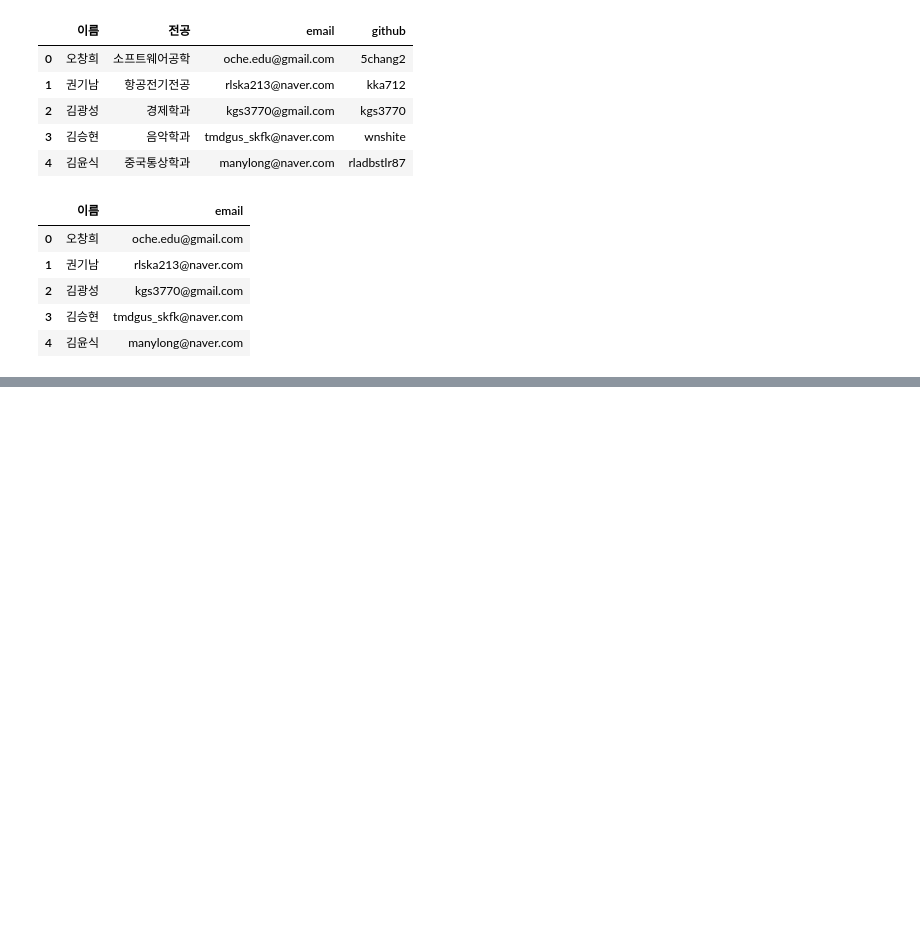
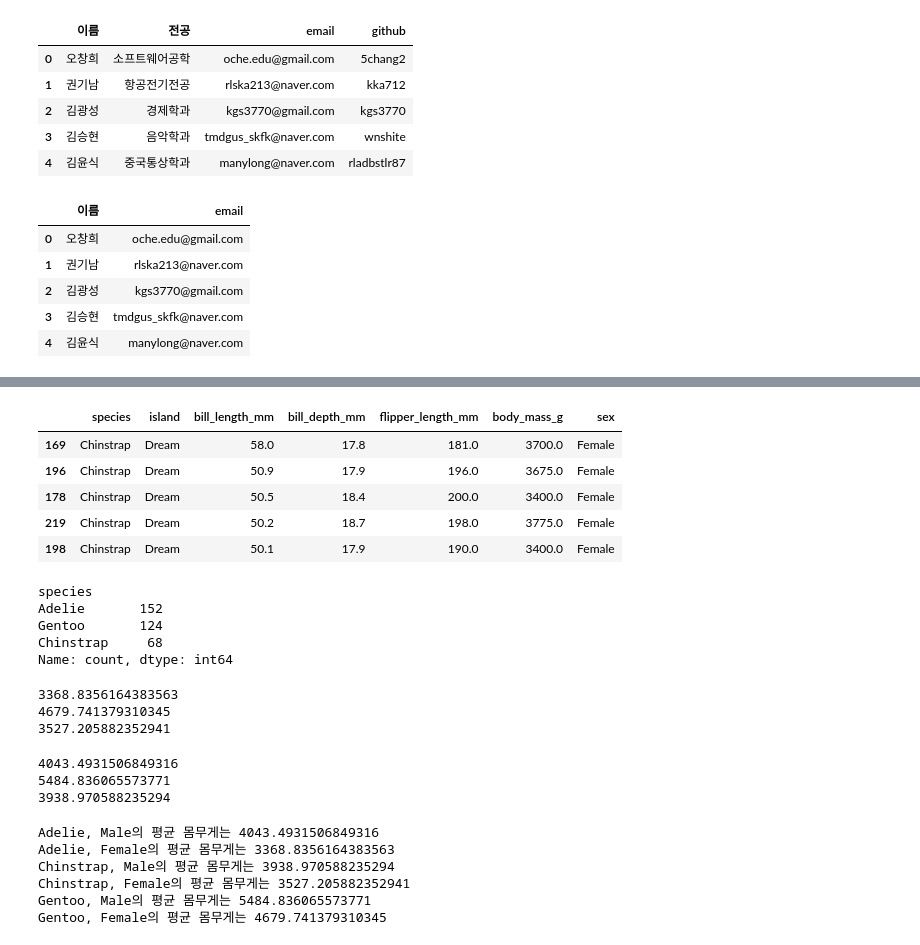
Before and after one commit to MANIMO1234/pandas, a Jupyter notebook: summary.ipynb, the cells around one changed output, grey strips where cells are left out. Saved outputs shown, nothing was run; the diff lists cells and outputs as text; code cells hidden in the pictures; blank space fills up the shorter version.

```diff
--- a/summary.ipynb
+++ b/summary.ipynb
@@ -669,0 +732,12 @@ df2.to_csv('data/sample2.cvs')
+# %%
+FG = df['sex'] == 'Female'
+SG = df['species'] == 'Chinstrap'
+
+df.loc[FG & SG].sort_values('bill_length_mm', ascending = False).head(5)
+# %% [output]
+|  | species | island | bill_length_mm | bill_depth_mm | flipper_length_mm | body_mass_g | sex |
+| 169 | Chinstrap | Dream | 58.0 | 17.8 | 181.0 | 3700.0 | Female |
+| 196 | Chinstrap | Dream | 50.9 | 17.9 | 196.0 | 3675.0 | Female |
+| 178 | Chinstrap | Dream | 50.5 | 18.4 | 200.0 | 3400.0 | Female |
+| 219 | Chinstrap | Dream | 50.2 | 18.7 | 198.0 | 3775.0 | Female |
+| 198 | Chinstrap | Dream | 50.1 | 17.9 | 190.0 | 3400.0 | Female |
@@ -669,0 +747,8 @@ df2.to_csv('data/sample2.cvs')
+# %%
+df['species'].value_counts()
+# %% [output]
+species
+Adelie       152
+Gentoo       124
+Chinstrap     68
+Name: count, dtype: int64
@@ -669,0 +764,31 @@ df2.to_csv('data/sample2.cvs')
+# %%
+print (df.loc[AP & WP, 'body_mass_g'].mean())
+print(df.loc[GP & WP, 'body_mass_g'].mean())
+print(df.loc[CP & WP, 'body_mass_g'].mean())
+# %% [output]
+3368.8356164383563
+4679.741379310345
+3527.205882352941
+# %%
+print (df.loc[AP & MP, 'body_mass_g'].mean())
+print(df.loc[GP & MP, 'body_mass_g'].mean())
+print(df.loc[CP & MP, 'body_mass_g'].mean())
+# %% [output]
+4043.4931506849316
+5484.836065573771
+3938.970588235294
+# %%
+df_copy = df.copy()
+for species in df_copy['species'].unique(): # df_copy['species'].unique()는 ['Adelie' 'Chinstrap' 'Gentoo'] 나오기 때문에 for문을 써서 종별 구분
+    for sex in df_copy['sex'].unique()[:2]: # df_copy['sex'].unique()는 ['Male' 'Female' nan] 나오기 때문에 for문을 쓰지만 nan을 쓰지 않고 Female까지만 나올 수 있도록 [:2]를 써서 성별 구분
+        con1 = df_copy['species'] == species
+        con2 = df_copy['sex'] == sex
+        print(f'{species}, {sex}의 평균 몸무게는 ', end = '')
+        print(df_copy.loc[con1 & con2, 'body_mass_g'].mean()) # 평균 몸무게 출
+# %% [output]
+Adelie, Male의 평균 몸무게는 4043.4931506849316
+Adelie, Female의 평균 몸무게는 3368.8356164383563
+Chinstrap, Male의 평균 몸무게는 3938.970588235294
+Chinstrap, Female의 평균 몸무게는 3527.205882352941
+Gentoo, Male의 평균 몸무게는 5484.836065573771
+Gentoo, Female의 평균 몸무게는 4679.741379310345
```
Also changed, not shown: parts of 22 cells of this notebook, 2 other files.
